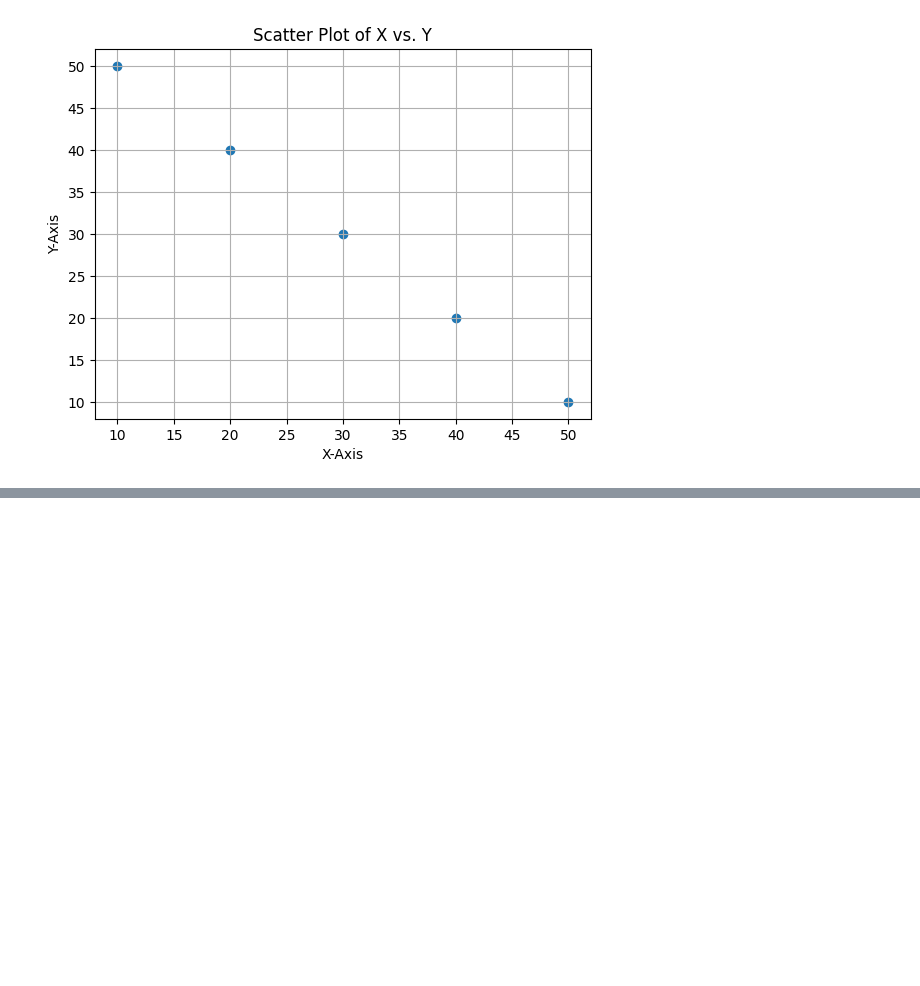
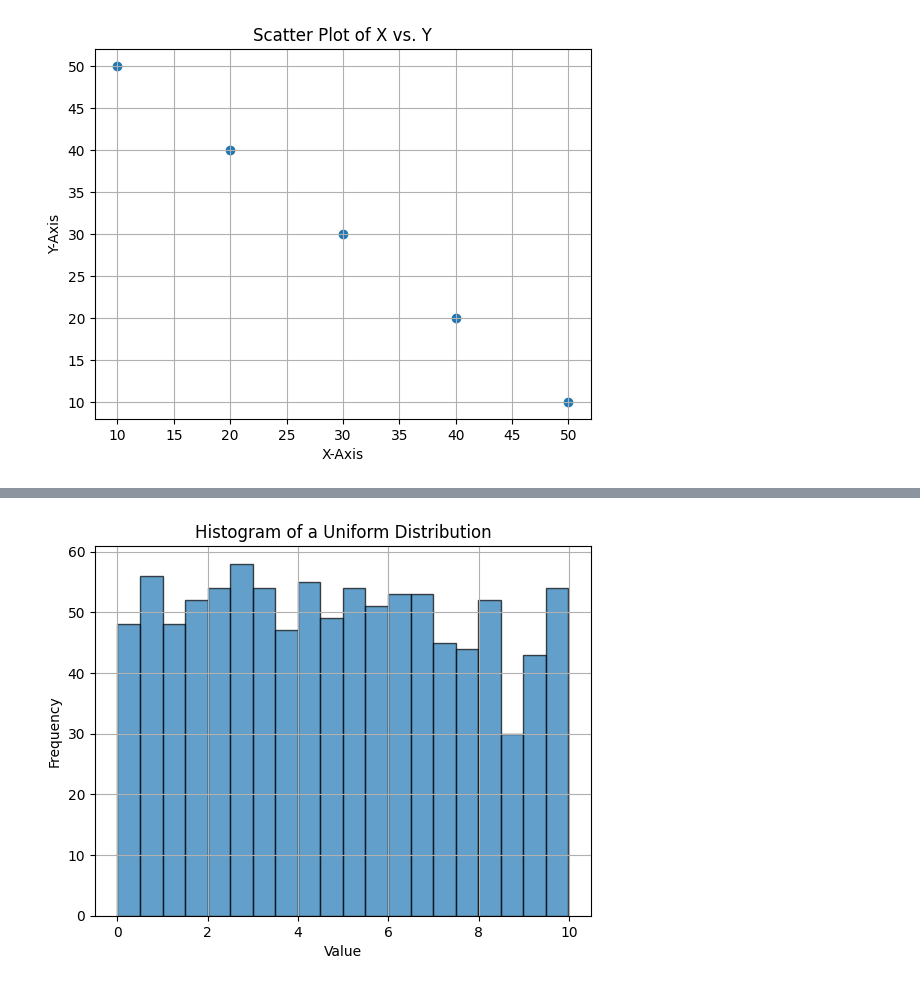
Before and after one commit to Nohan28/aiml, a Jupyter notebook: nohan23Cs028.ipynb, the cells around one changed output, grey strips where cells are left out. Cells and saved outputs as stored; diff of their text form; code cells hidden in the pictures; blank space fills up the shorter version.

```diff
--- a/nohan23Cs028.ipynb
+++ b/nohan23Cs028.ipynb
@@ -669,0 +671,17 @@ plt.show()
+# %%
+import matplotlib.pyplot as plt
+import numpy as np
+# Generate random data following a uniform distribution
+low, high = 0, 10
+data = np.random.uniform(low, high, 1000)
+# Create a histogram
+plt.hist(data, bins=20, edgecolor='k', alpha=0.7)
+# Adding labels and a title
+plt.xlabel('Value')
+plt.ylabel('Frequency')
+plt.title('Histogram of a Uniform Distribution')
+# Show the plot
+plt.grid(True)
+plt.show()
+# %% [output]
+[figure, added]
```
Also changed, not shown: parts of 25 cells of this notebook.
